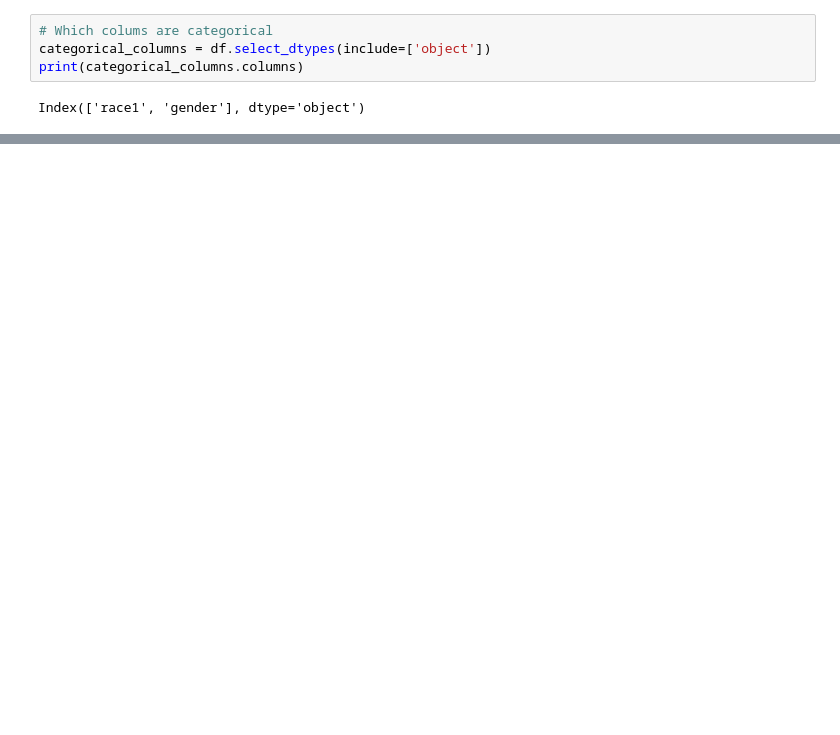
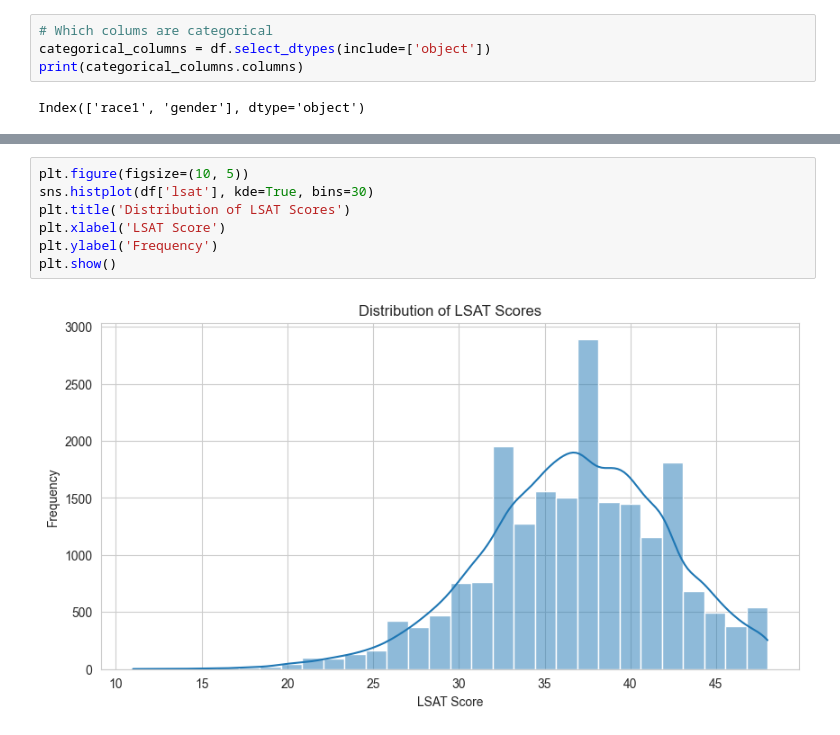
Before and after one commit to NGO-Algorithm-Audit/synthetic-data-generation, a Jupyter notebook: Law School Admissions Bar Passage/Notebooks/Data exploration Bar Passage Dataset.ipynb, the cells around one changed output, grey strips where cells are left out. Saved outputs shown, nothing was run; the diff lists cells and outputs as text; blank space fills up the shorter version.

```diff
--- a/Law School Admissions Bar Passage/Notebooks/Data exploration Bar Passage Dataset.ipynb
+++ b/Law School Admissions Bar Passage/Notebooks/Data exploration Bar Passage Dataset.ipynb
@@ -181,0 +238,9 @@ Index(['race1', 'gender'], dtype='object')
+# %%
+plt.figure(figsize=(10, 5))
+sns.histplot(df['lsat'], kde=True, bins=30)
+plt.title('Distribution of LSAT Scores')
+plt.xlabel('LSAT Score')
+plt.ylabel('Frequency')
+plt.show()
+# %% [output]
+[figure, added]
```
Also changed, not shown: parts of 22 cells of this notebook.
